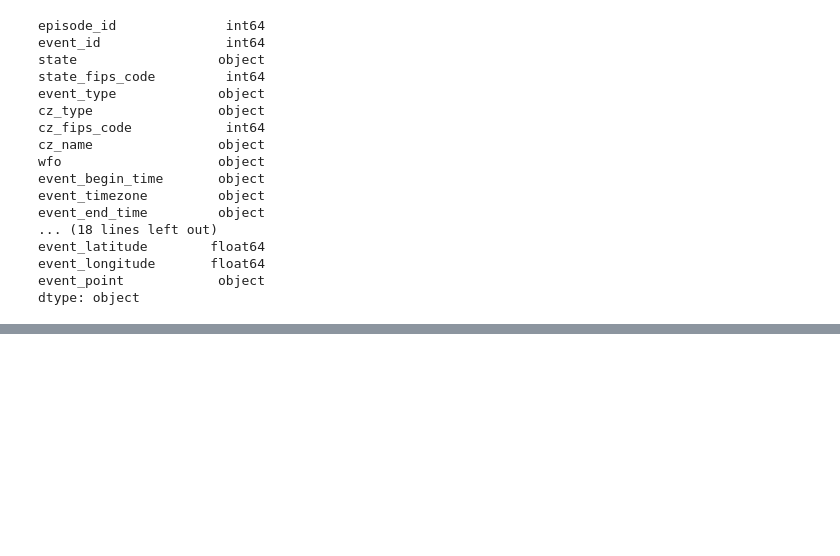
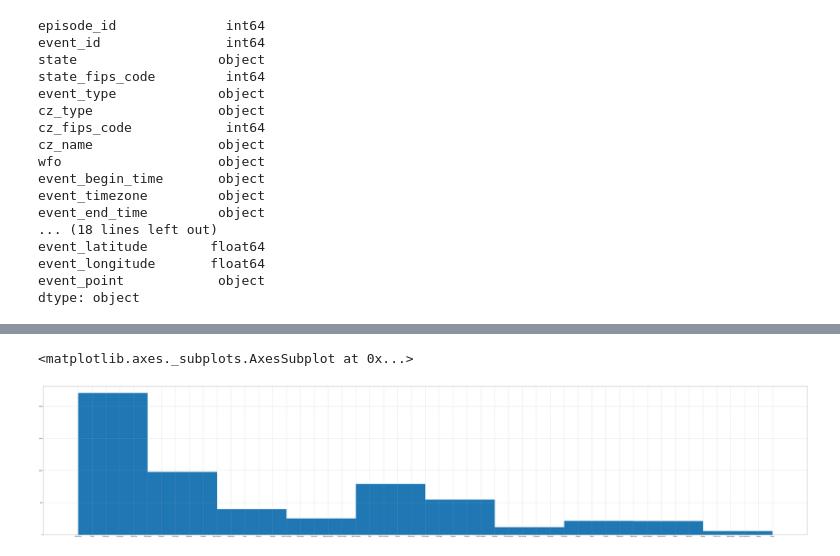
Before and after one commit to siliang625/projectX, a Jupyter notebook: dataset2_eda.ipynb, the cells around one changed output, grey strips where cells are left out. Cells and saved outputs as stored; diff of their text form; code cells hidden in the pictures; blank space fills up the shorter version.

```diff
--- a/dataset2_eda.ipynb
+++ b/dataset2_eda.ipynb
@@ -75,0 +88,5 @@ dtype: object
+# %%
+df.state.hist(figsize=(100,20))
+# %% [output]
+<matplotlib.axes._subplots.AxesSubplot at 0x...>
+[figure, added]
```
Also changed, not shown: parts of 3 cells of this notebook.
